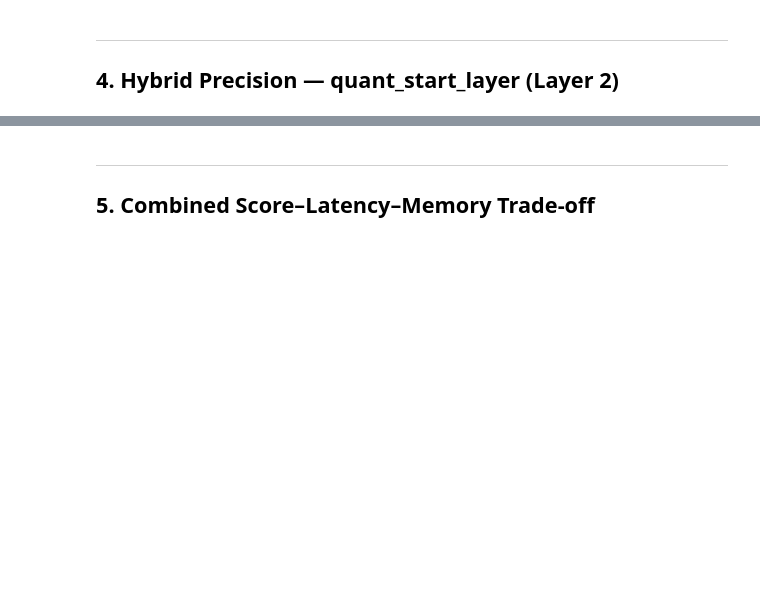
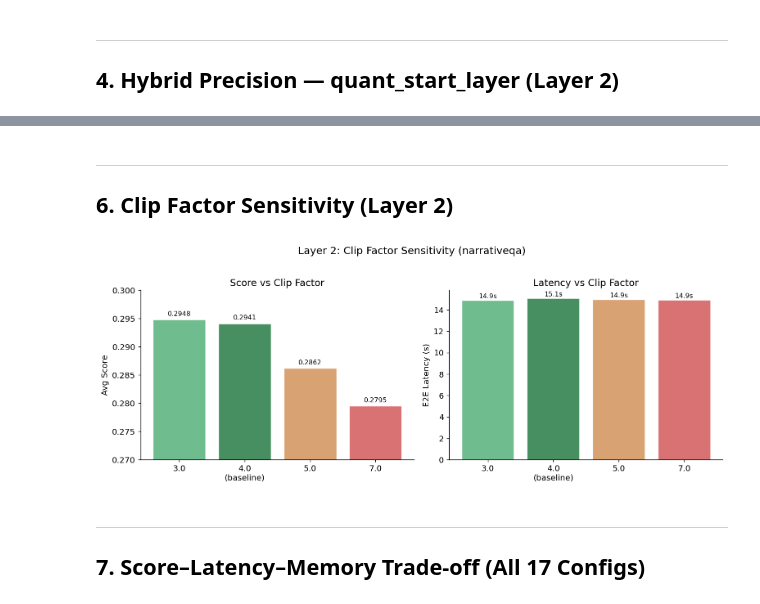
Before and after one commit to EvelynHung-79/LiveKVQuantP, a Jupyter notebook: analysis/ablation_studies.ipynb, the cells around one changed output, grey strips where cells are left out. Cells and saved outputs as stored; diff of their text form; code cells hidden in the pictures; blank space fills up the shorter version.

```diff
--- a/analysis/ablation_studies.ipynb
+++ b/analysis/ablation_studies.ipynb
@@ -243,4 +297,35 @@ plt.show()
+# %% [markdown]
+---
+## 6. Clip Factor Sensitivity (Layer 2)
+# %%
+# ── Layer 2: Clip factor ──
+cl_configs = [('3.0', clip_30), ('4.0\n(baseline)', clip_40), ('5.0', clip_50), ('7.0', clip_70)]
+cl_labels  = [c[0] for c in cl_configs]
+cl_scores  = [c[1]['score'] for c in cl_configs]
+cl_e2e     = [c[1]['e2e'] / 1000 for c in cl_configs]
+
+fig, axes = plt.subplots(1, 2, figsize=(12, 4.5))
+cl_colors = ['#5bb37f', '#2d7e4a', '#d4955f', '#d45f5f']
+
+ax = axes[0]
+bars = ax.bar(cl_labels, cl_scores, color=cl_colors, alpha=0.88, edgecolor='white', linewidth=0.8)
+ax.set_ylabel('Avg Score'); ax.set_title('Score vs Clip Factor'); ax.set_ylim(0.27, 0.30)
+for b, v in zip(bars, cl_scores):
+    ax.text(b.get_x()+b.get_width()/2, v+0.0005, f'{v:.4f}', ha='center', va='bottom', fontsize=9)
+
+ax = axes[1]
+bars = ax.bar(cl_labels, cl_e2e, color=cl_colors, alpha=0.88, edgecolor='white', linewidth=0.8)
+ax.set_ylabel('E2E Latency (s)'); ax.set_title('Latency vs Clip Factor')
+for b, v in zip(bars, cl_e2e):
+    ax.text(b.get_x()+b.get_width()/2, v+0.1, f'{v:.1f}s', ha='center', va='bottom', fontsize=9)
+
+fig.suptitle('Layer 2: Clip Factor Sensitivity (narrativeqa)', fontsize=14, y=1.02)
+fig.tight_layout()
+fig.savefig(f'{FIG_DIR}/ablation_clip_factor.png', bbox_inches='tight', dpi=150)
+plt.show()
+# %% [output]
+[figure, added]
 # %% [markdown]
 ---
-## 5. Combined Score–Latency–Memory Trade-off
+## 7. Score–Latency–Memory Trade-off (All 17 Configs)
 # %%
```
Also changed, not shown: parts of 10 cells of this notebook, 18 other files.
